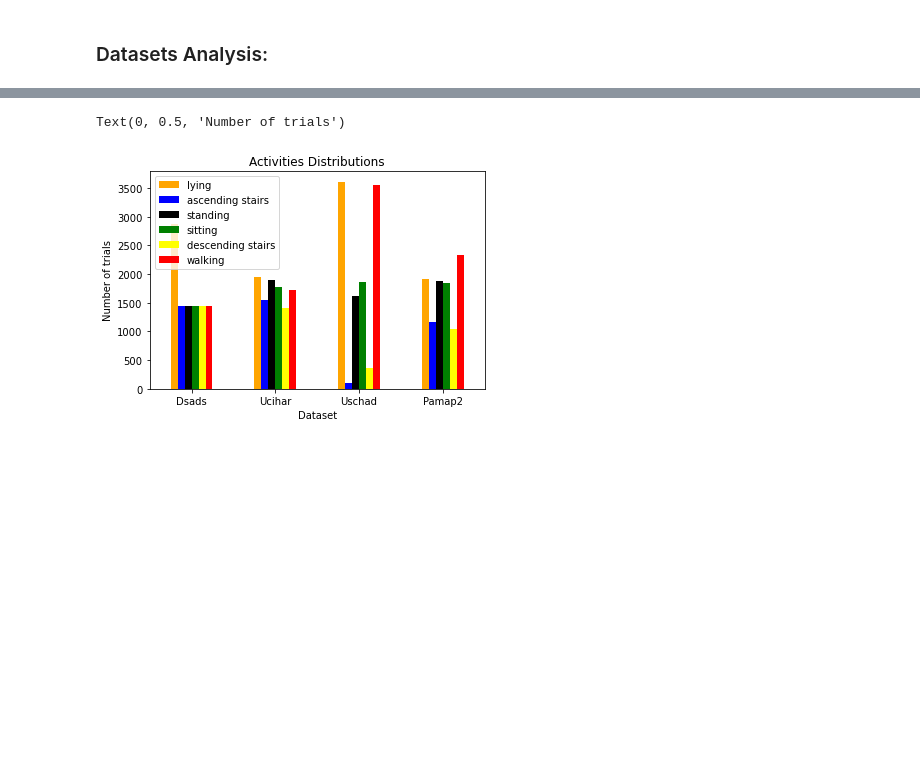
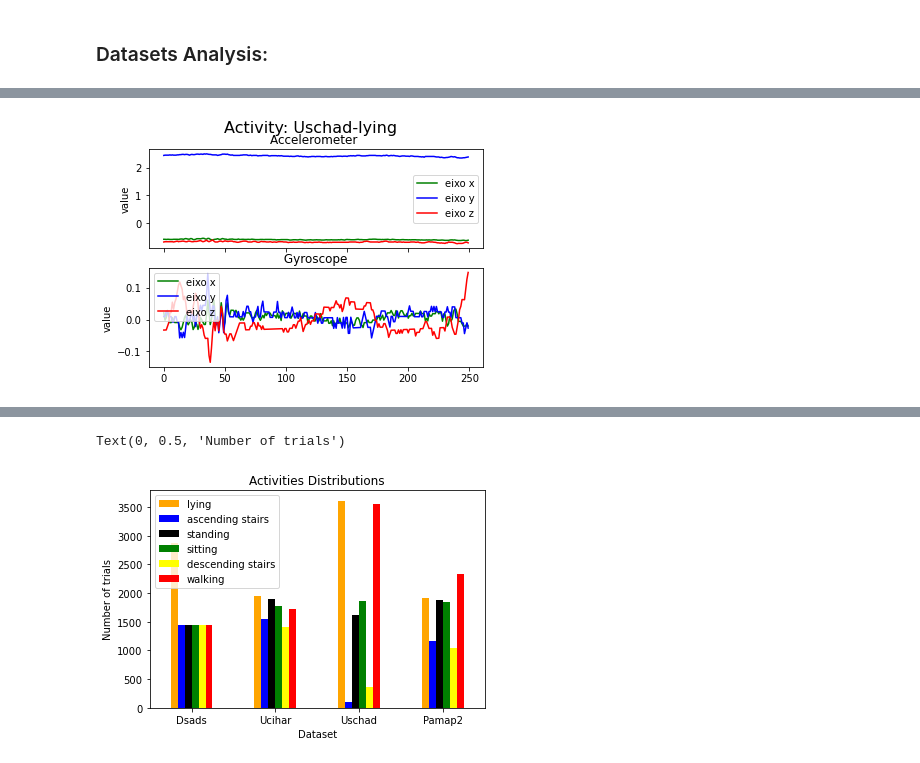
Before and after one commit to gcramerb/TransferLearning-Sensors, a Jupyter notebook: experiments/analysis/classesAnalysis.ipynb, the cells around one changed output, grey strips where cells are left out. Drawn from its saved outputs; the diff is of its cells as text; code cells hidden in the pictures; blank space fills up the shorter version.

```diff
--- a/experiments/analysis/classesAnalysis.ipynb
+++ b/experiments/analysis/classesAnalysis.ipynb
@@ -111,6 +118,5 @@ unifyDatashapes("Pamap2AllOriginal","UciharAllOriginal")
 # %%
-#uci,uci_y= readDataset("UciharAllOriginal")
-usc,y_usc = readDataset("UschadAllOriginal")
-pam,y_pam = readDataset("Pamap2AllOriginal")
-# dsa,y,_ = readDataset("Dsads",100)
+usc,y_usc = readDataset("UschadAllOriginal_target_DsadsAllOriginal")
+dsa,y_dsa = readDataset("DsadsAllOriginal_target_UschadAllOriginal")
+dsaOri,y_dsaOri = readDataset("DsadsAllOriginal")
 # %%
@@ -148,10 +137,0 @@ def
-# %%
-fixNames = {
-	'Walking':'Dsads-walking',
-	'Ascending stairs' :'Dsads-ascending stairs',
-	'Descending stairs':'Dsads-descending stairs',
-	'Lying on back':'Dsads-lying',
-    'lying on right':'Dsads-lying'
-}
-for i in range(len(y)):
-    y[i] = fixNames[y[i]]
@@ -179,3 +137,0 @@ dsa.shape
-# %%
-usc = np.swapaxes(usc,2,3)
-usc.shape
@@ -214,0 +141,20 @@ df
+# %%
+sample = 1
+uscDown = downSample(usc)
+x = uscDown[sample]
+label =y_usc[sample]
+sensors = ['Accelerometer', ' Gyroscope']
+n_sensors = 2
+axis = [' x', ' y', ' z']
+f, axarr = plt.subplots(n_sensors, 1, sharex=True, sharey=False)
+for i in range(n_sensors):
+    axarr[i].plot(x[:, 3*i+0].tolist(), color='green', label='eixo x')
+    axarr[i].plot(x[:, 3*i+1].tolist(), color='blue', label='eixo y')
+    axarr[i].plot(x[:, 3*i+2].tolist(), color='red', label='eixo z')
+    axarr[i].set_title(f'{sensors[i]} ')
+    axarr[i].set_ylabel(f'value')
+    axarr[i].legend()
+f.suptitle(f'Activity: {label}', fontsize=16)
+plt.show()
+# %% [output]
+[figure, added]
```
Also changed, not shown: parts of 20 cells of this notebook, 8 other files.
